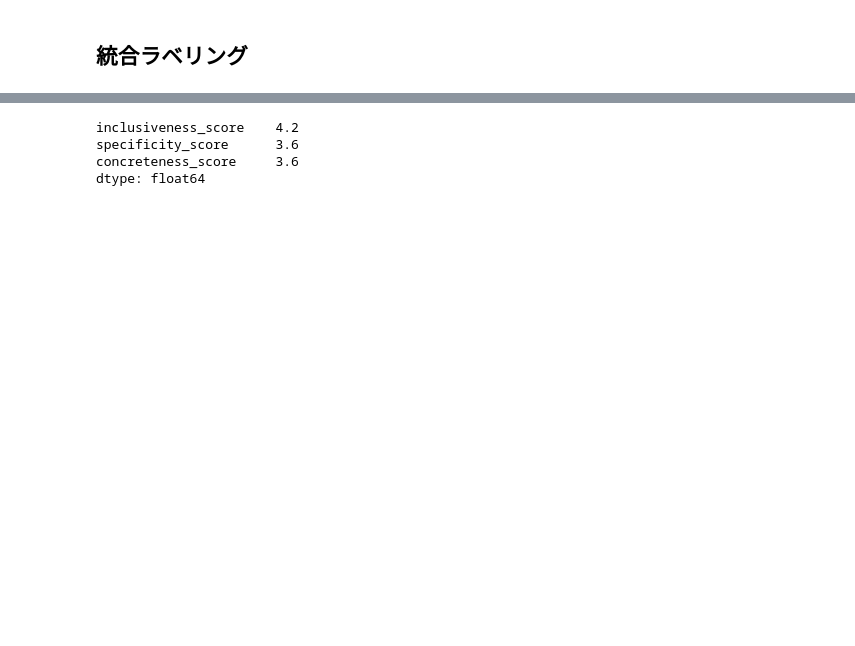
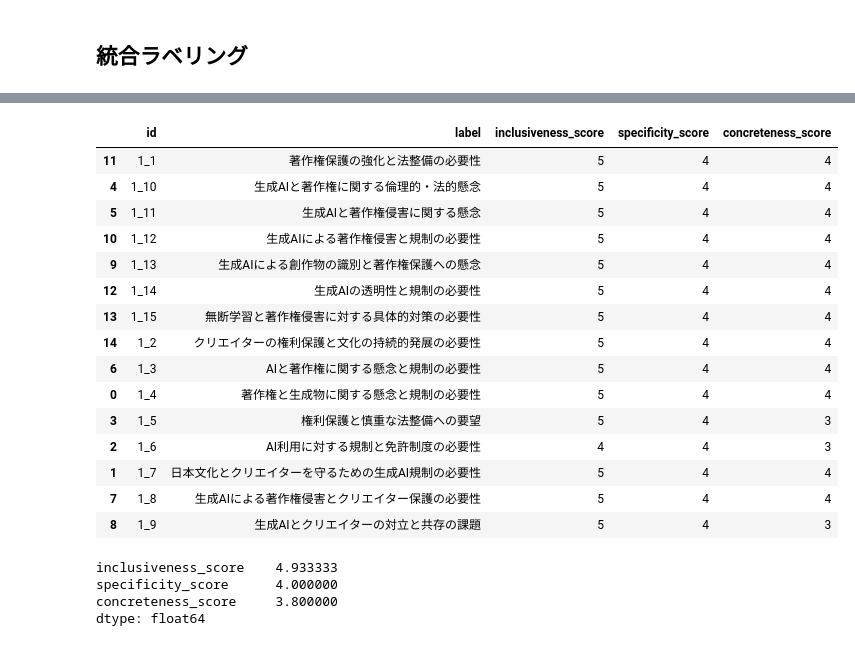
Before and after one commit to nasuka/kouchou-ai-clustering-experiment, a Jupyter notebook: notebooks/20250415_ベースプロンプト・自動評価.ipynb, the cells around one changed output, grey strips where cells are left out. Saved outputs shown, nothing was run; the diff lists cells and outputs as text; code cells hidden in the pictures; blank space fills up the shorter version.

```diff
--- a/notebooks/20250415_ベースプロンプト・自動評価.ipynb
+++ b/notebooks/20250415_ベースプロンプト・自動評価.ipynb
@@ -395,16 +398,30 @@ def evaluate(
     text_column: str,
     sample_size: int,
     other_sample_size: int,
-    other_sample_clusters: int | None = None
+    other_sample_clusters: int | None = None,
+    max_workers: int | None = None,  # 並列数を指定（Noneなら自動）
 ) -> list[dict[str, dict]]:
     cluster_ids = sorted(clusters_df[cluster_column].unique())
     evaluation_results = []
-    for cluster_id in tqdm(cluster_ids):
+
+    def eval_one(cluster_id):
         cluster_title = clusters_df[clusters_df[cluster_column] == cluster_id]["cluster-level-2-label"].values[0]
         cluster_samples = sample_cluster_data(clusters_df, cluster_column, cluster_id, text_column, sample_size)
-        other_clusters_samples = sample_other_clusters_data(clusters_df, cluster_column, cluster_id, text_column, other_sample_size, other_sample_clusters)
-        evaluation_result = evaluate_cluster_title(prompt, cluster_title, cluster_samples, other_clusters_samples)
-        evaluation_results.append(evaluation_result)
+        other_clusters_samples = sample_other_clusters_data(
+            clusters_df, cluster_column, cluster_id, text_column, other_sample_size, other_sample_clusters
+        )
+        return {
+            "id": cluster_id,
+            "label": cluster_title,
+            **evaluate_cluster_title(prompt, cluster_title, cluster_samples, other_clusters_samples)
+        }
+
+    with ThreadPoolExecutor(max_workers=max_workers) as executor:
+        futures = {executor.submit(eval_one, cluster_id): cluster_id for cluster_id in cluster_ids}
+        for future in tqdm(as_completed(futures), total=len(futures)):
+            result = future.result()
+            evaluation_results.append(result)
+
     return evaluation_results
 # %%
 cluster_column = "cluster-level-1-id"
@@ -419,12 +436,43 @@ eval_results = evaluate(
     other_sample_size=4,
     other_sample_clusters=10
 )
+# %%
+def parse_val(val: dict | str):
+    if isinstance(val, dict):
+        return val["score"]
+    return val
 # %%
-eval_score_df = pd.DataFrame([{key: val_dict["score"] for key, val_dict in eval_result.items()} for eval_result in eval_results])
+eval_score_df = pd.DataFrame([
+        {
+            key: parse_val(val_dict)
+            for key, val_dict in eval_result.items()}
+            for eval_result in eval_results
+
+    ]
+)
+# %%
+eval_score_df.sort_values(by="id")
+# %% [output]
+|  | id | label | inclusiveness_score | specificity_score | concreteness_score |
+| 11 | 1_1 | 著作権保護の強化と法整備の必要性 | 5 | 4 | 4 |
+| 4 | 1_10 | 生成AIと著作権に関する倫理的・法的懸念 | 5 | 4 | 4 |
+| 5 | 1_11 | 生成AIと著作権侵害に関する懸念 | 5 | 4 | 4 |
+| 10 | 1_12 | 生成AIによる著作権侵害と規制の必要性 | 5 | 4 | 4 |
+| 9 | 1_13 | 生成AIによる創作物の識別と著作権保護への懸念 | 5 | 4 | 4 |
+| 12 | 1_14 | 生成AIの透明性と規制の必要性 | 5 | 4 | 4 |
+| 13 | 1_15 | 無断学習と著作権侵害に対する具体的対策の必要性 | 5 | 4 | 4 |
+| 14 | 1_2 | クリエイターの権利保護と文化の持続的発展の必要性 | 5 | 4 | 4 |
+| 6 | 1_3 | AIと著作権に関する懸念と規制の必要性 | 5 | 4 | 4 |
+| 0 | 1_4 | 著作権と生成物に関する懸念と規制の必要性 | 5 | 4 | 4 |
+| 3 | 1_5 | 権利保護と慎重な法整備への要望 | 5 | 4 | 3 |
+| 2 | 1_6 | AI利用に対する規制と免許制度の必要性 | 4 | 4 | 3 |
+| 1 | 1_7 | 日本文化とクリエイターを守るための生成AI規制の必要性 | 5 | 4 | 4 |
+| 7 | 1_8 | 生成AIによる著作権侵害とクリエイター保護の必要性 | 5 | 4 | 4 |
+| 8 | 1_9 | 生成AIとクリエイターの対立と共存の課題 | 5 | 4 | 3 |
 # %%
-eval_score_df.mean(axis=0)
+eval_score_df[["inclusiveness_score", "specificity_score", "concreteness_score"]].mean(axis=0)
 # %% [output]
-inclusiveness_score    4.2
-specificity_score      3.6
-concreteness_score     3.6
+inclusiveness_score    4.933333
+specificity_score      4.000000
+concreteness_score     3.800000
 dtype: float64
```
Also changed, not shown: parts of 12 cells of this notebook, 23 other files.
